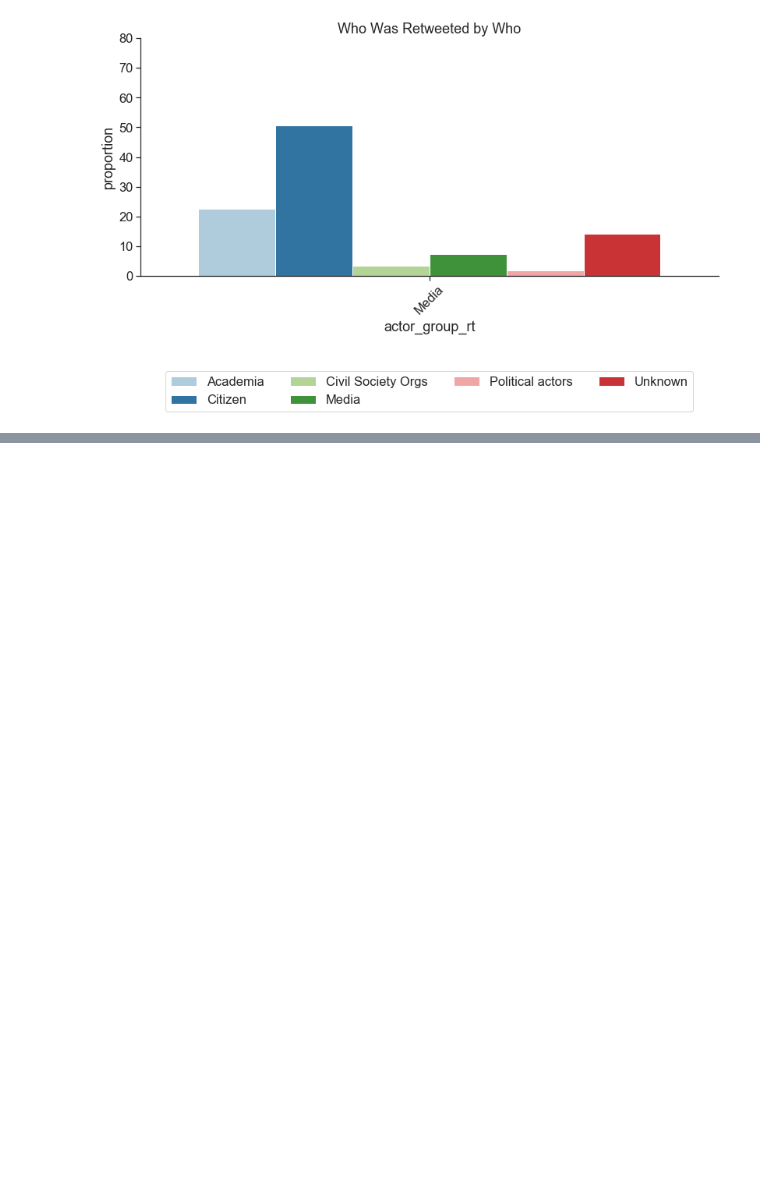
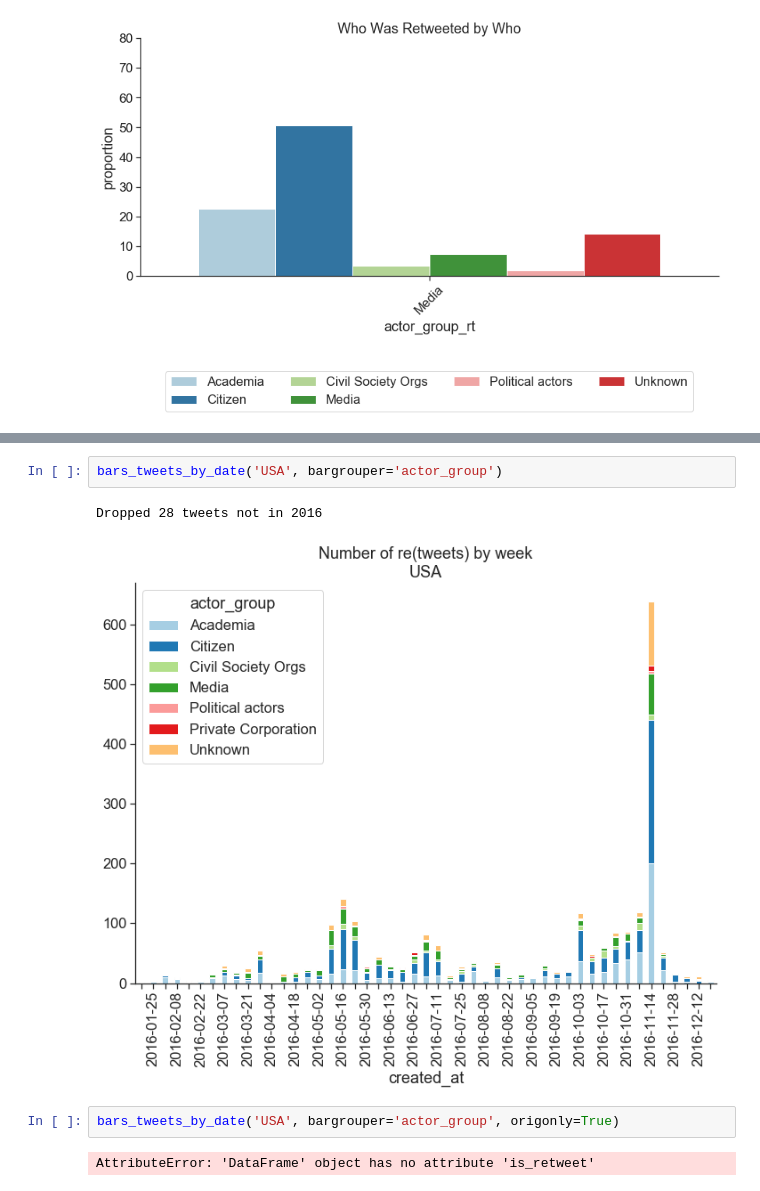
Before and after one commit to ScholCommLab/election-research-tweets, a Jupyter notebook: Election Tweet Analysis.ipynb, the cells around one changed output, grey strips where cells are left out. Cells and saved outputs as stored; diff of their text form; blank space fills up the shorter version.

```diff
--- a/Election Tweet Analysis.ipynb
+++ b/Election Tweet Analysis.ipynb
@@ -319,0 +380,9 @@ bars_who_rt_who(dfa[dfa.retweet_of.str.startswith('Conversation').map(bool)], 'b
+# %%
+bars_tweets_by_date('USA', bargrouper='actor_group')
+# %% [output]
+Dropped 28 tweets not in 2016
+[figure, added]
+# %%
+bars_tweets_by_date('USA', bargrouper='actor_group', origonly=True)
+# %% [output]
+AttributeError: 'DataFrame' object has no attribute 'is_retweet'
```
Also changed, not shown: parts of 10 cells of this notebook.
